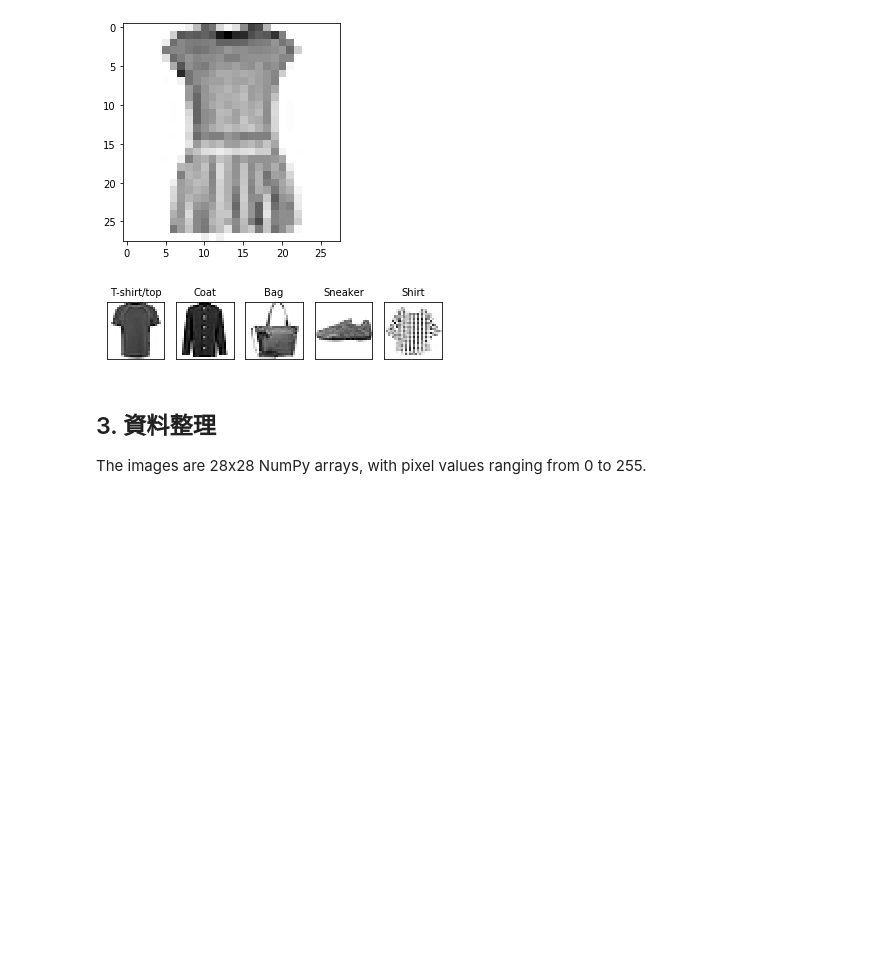
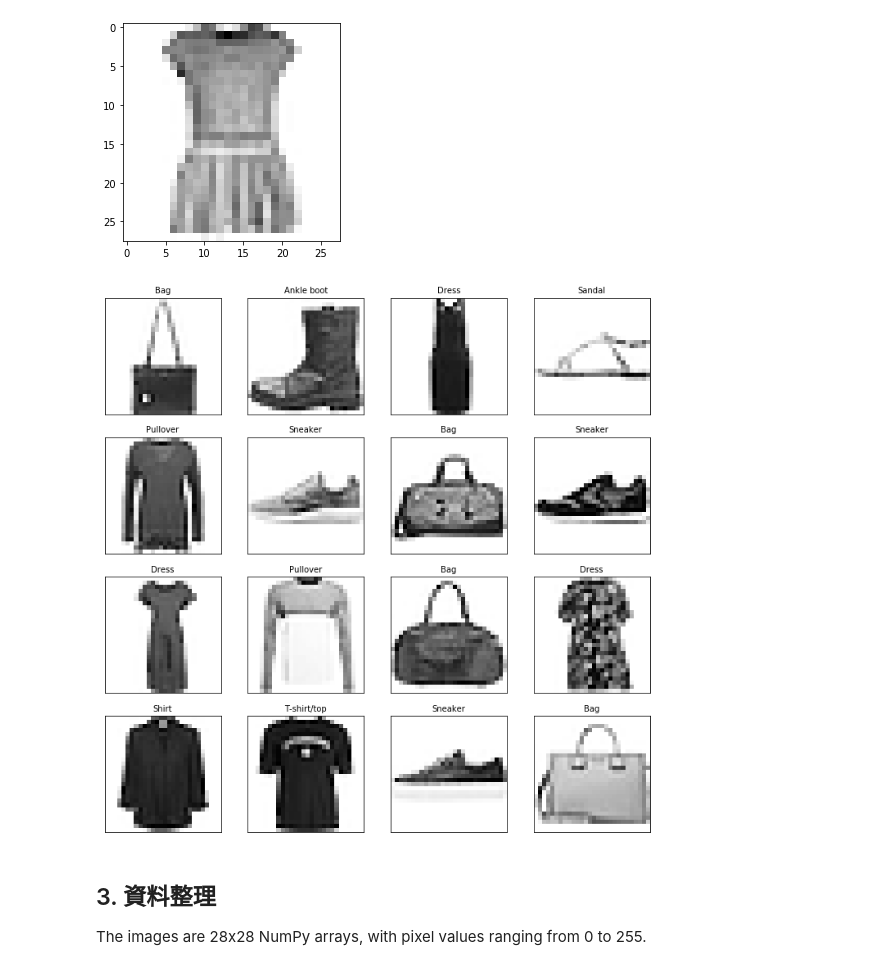
Before and after one commit to chanyayun/ai-course, a Jupyter notebook: 0318 hw_Fashion MNIST dataset.ipynb, the cells around one changed output. Cells and saved outputs as stored; diff of their text form; code cells hidden in the pictures; blank space fills up the shorter version.

```diff
--- a/0318 hw_Fashion MNIST dataset.ipynb
+++ b/0318 hw_Fashion MNIST dataset.ipynb
@@ -59,17 +62,20 @@ plt.imshow(x_train[n], cmap='Greys')
 <matplotlib.image.AxesImage at 0x...>
 [figure]
 # %%
-pick = np.random.choice(60000, 5, replace=False)
+pick = np.random.choice(60000, 16, replace=False)
 
-for i in range(5):
+# adjust the size of display
+plt.figure(figsize=(12, 12))
+
+for i in range(16):
     n = pick[i]
-    ax = plt.subplot(151+i)
+    ax = plt.subplot(4, 4,1+i) # (row, col, index)
     ax.set_xticks([])
     ax.set_yticks([])
     ax.set_title(class_names[y_train[n]], fontsize=10)
     plt.imshow(x_train[n], cmap='Greys')
 # %% [output]
-[figure, old version]
+[figure, new version]
 # %% [markdown]
 ## 3. 資料整理
 The images are 28x28 NumPy arrays, with pixel values ranging from 0 to 255.
```
Also changed, not shown: parts of 14 cells of this notebook.
